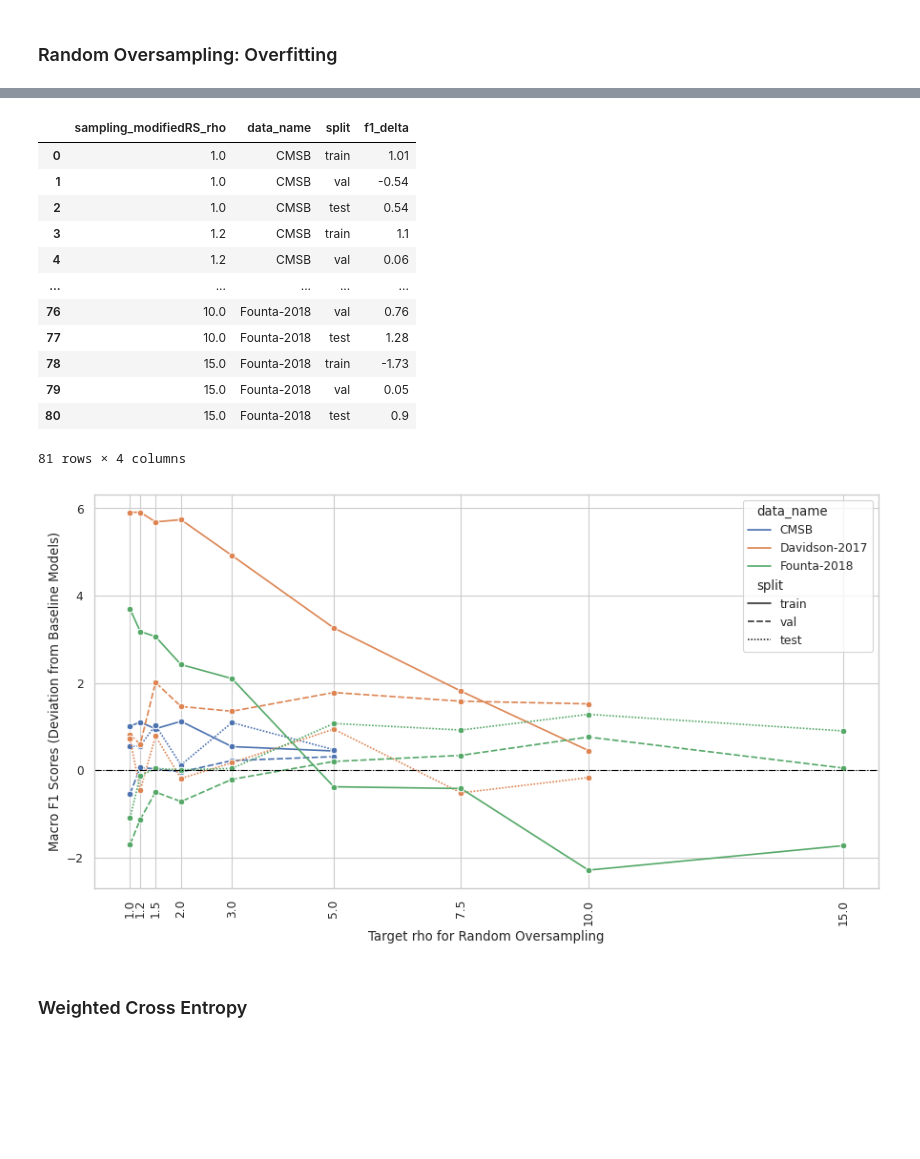
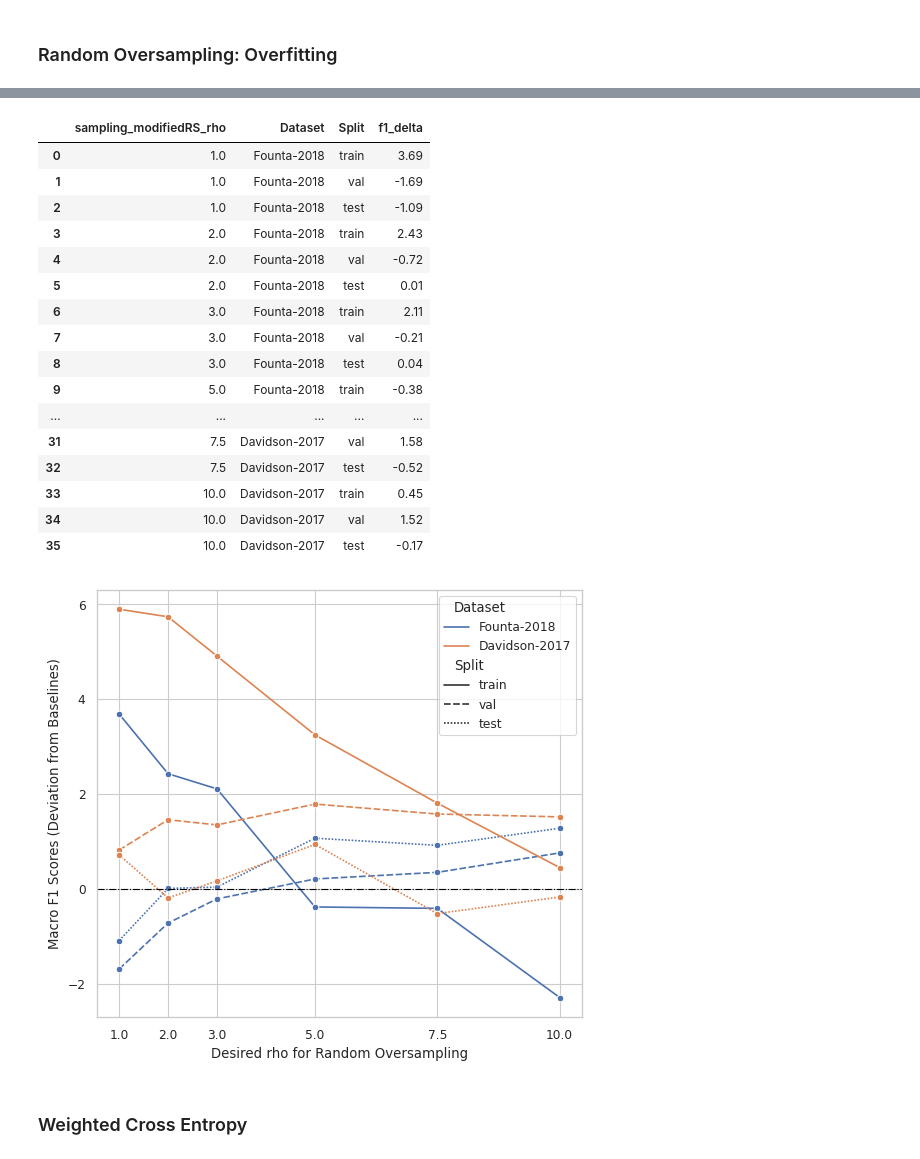
Before and after one commit to zhangyaqi20/imbalanced_text_classification, a Jupyter notebook: extract_mlflow_results.ipynb, the cells around one changed output, grey strips where cells are left out. Saved outputs shown, nothing was run; the diff lists cells and outputs as text; code cells hidden in the pictures; blank space fills up the shorter version.

Commit message:
More analysis; More tables, figures; More results

```diff
--- a/extract_mlflow_results.ipynb
+++ b/extract_mlflow_results.ipynb
@@ -169,6 +187,8 @@ def aggregate_results(data_name, writer):
     df_val_f1_max = df_seeds_mean.loc[df_seeds_mean.groupby(["variant"])['val_f1_macro'].idxmax()].reset_index(drop=True)
     return df, df_seeds_mean, df_val_f1_max
 # %%
+data_names = eval_data_names
+
 writer = pd.ExcelWriter(results_excel_path)
 df_all_raw_results = pd.DataFrame(columns=cols_raw)
 df_all_mean_results = pd.DataFrame(columns=cols_seeds_mean)
@@ -257,9 +259,8 @@ sns.color_palette()
  (0.8, 0.7254901960784313, 0.4549019607843137),
  (0.39215686274509803, 0.7098039215686275, 0.803921568627451)]
 # %%
-data_name_orig2display = {'bretschneider-th-main': 'Bretschneider-Main',
-                            'twitter-hate-speech-tsa': 'Twitter-Hate-Speech',
-                            'bretschneider-th-school': 'Bretschneider-School',
+data_name_orig2display = {'twitter-hate-speech-tsa': 'Twitter-Hate-Speech',
+                            'civil-comments': 'Civil-Comments',
                             'gibert-2018-shs': 'Gibert-2018',
                             'us-election-2020': 'US-Election-2020',
                             'cmsb-tsd': 'CMSB',
@@ -270,18 +271,16 @@ data_name_orig2display = {'bretschneider-th-main': 'Bretschneider-Main',
 # %% [markdown]
 ### Random Oversampling: Overfitting
 # %%
-df_overfitting = df_all_raw_results[df_all_raw_results["variant"].isin(["baseline", "sampling_modifiedRS_oversampling"])][["data_name", "sampling_modifiedRS_rho", "train_f1_macro", "val_f1_macro", "test_f1_macro", "pl_seed"]]
-df_overfitting = df_overfitting.groupby(["data_name", "sampling_modifiedRS_rho"], as_index=False).agg({"data_name": "first", "train_f1_macro": "mean", "val_f1_macro": "mean", "test_f1_macro": "mean"})
-
+data_clear_overfitting = ["founta-2018-thas", "davidson-thon"]
+which_data_to_check = (df_all_mean_results["variant"].isin(["baseline", "sampling_modifiedRS_oversampling"])) & (df_all_mean_results["data_name"].isin(data_clear_overfitting))
+df_overfitting = df_all_mean_results[which_data_to_check][["data_name", "sampling_modifiedRS_rho", "train_f1_macro", "val_f1_macro", "test_f1_macro"]]
 def compute_deviation_to_baseline(row, split):
     baseline_condition = (df_overfitting["data_name"] == row["data_name"]) & (df_overfitting["sampling_modifiedRS_rho"] == "-")
     baseline_value = df_overfitting.loc[baseline_condition, f"{split}_f1_macro"].values[0]
     return row[f"{split}_f1_macro"] - baseline_value
 for split in ["train", "val", "test"]:
     df_overfitting[f"{split}_f1_macro_delta"] = df_overfitting.apply(lambda row: compute_deviation_to_baseline(row, split), axis=1)
-    df_overfitting[f"{split}_f1_macro_delta"] = df_overfitting[f"{split}_f1_macro_delta"].apply(lambda x: ast.literal_eval("{0:.2f}".format(x*100)))
 df_overfitting = df_overfitting[df_overfitting["sampling_modifiedRS_rho"] != "-"]
-df_overfitting = df_overfitting[df_overfitting["data_name"].isin(["founta-2018-thas", "davidson-thon", "cmsb-tsd"])]
 df_overfitting = df_overfitting[["sampling_modifiedRS_rho", "data_name", "train_f1_macro_delta", "val_f1_macro_delta", "test_f1_macro_delta"]]
 df_overfitting
 # %% [output]
@@ -305,6 +301,6 @@ df_overfitting
 # %%
 df_overfitting_expanded = pd.DataFrame(columns=["sampling_modifiedRS_rho", "data_name", "split", "f1_delta"])
-rhos_unique = df_overfitting.sampling_modifiedRS_rho.unique().tolist()
+rhos_unique = df_overfitting.sampling_modifiedRS_rho.unique().tolist()[:-1]
 data_names_unique = df_overfitting.data_name.unique().tolist()
 data_names_list = []
 for data_name in data_names_unique:
@@ -327,39 +323,44 @@ for data_name in data_names_unique:
             if len(df_overfitting[value_from_where]) > 0:
                 value = df_overfitting.loc[value_from_where, f"{split}_f1_macro_delta"].values[0]
                 df_overfitting_expanded.loc[where_to_assign, "f1_delta"] = value
+df_overfitting_expanded = df_overfitting_expanded.rename({"data_name":"Dataset", "split":"Split"}, axis=1)
 df_overfitting_expanded
 # %% [output]
-|  | sampling_modifiedRS_rho | data_name | split | f1_delta |
-| 0 | 1.0 | CMSB | train | 1.01 |
-| 1 | 1.0 | CMSB | val | -0.54 |
-| 2 | 1.0 | CMSB | test | 0.54 |
-| 3 | 1.2 | CMSB | train | 1.1 |
-| 4 | 1.2 | CMSB | val | 0.06 |
+|  | sampling_modifiedRS_rho | Dataset | Split | f1_delta |
+| 0 | 1.0 | Founta-2018 | train | 3.69 |
+| 1 | 1.0 | Founta-2018 | val | -1.69 |
+| 2 | 1.0 | Founta-2018 | test | -1.09 |
+| 3 | 2.0 | Founta-2018 | train | 2.43 |
+| 4 | 2.0 | Founta-2018 | val | -0.72 |
+| 5 | 2.0 | Founta-2018 | test | 0.01 |
+| 6 | 3.0 | Founta-2018 | train | 2.11 |
+| 7 | 3.0 | Founta-2018 | val | -0.21 |
+| 8 | 3.0 | Founta-2018 | test | 0.04 |
+| 9 | 5.0 | Founta-2018 | train | -0.38 |
 | ... | ... | ... | ... | ... |
-| 76 | 10.0 | Founta-2018 | val | 0.76 |
-| 77 | 10.0 | Founta-2018 | test | 1.28 |
-| 78 | 15.0 | Founta-2018 | train | -1.73 |
-| 79 | 15.0 | Founta-2018 | val | 0.05 |
-| 80 | 15.0 | Founta-2018 | test | 0.9 |
+| 31 | 7.5 | Davidson-2017 | val | 1.58 |
+| 32 | 7.5 | Davidson-2017 | test | -0.52 |
+| 33 | 10.0 | Davidson-2017 | train | 0.45 |
+| 34 | 10.0 | Davidson-2017 | val | 1.52 |
+| 35 | 10.0 | Davidson-2017 | test | -0.17 |
-81 rows × 4 columns
 # %%
 import seaborn as sns
 import matplotlib.pyplot as plt
-fig, ax = plt.subplots(figsize=(9,5))
+fig, ax = plt.subplots(figsize=(5.625,5))
 sns.lineplot(x="sampling_modifiedRS_rho", y="f1_delta", data=df_overfitting_expanded,
-                hue="data_name", style="split", marker="o", ax=ax)#
+                hue="Dataset", style="Split", marker="o", ax=ax)#
 rho_ticks = rhos_unique
-ax.set_xticks(rho_ticks, labels=rho_ticks, rotation=90)
-ax.set_xlabel("Target rho for Random Oversampling")
+ax.set_xticks(rho_ticks, labels=rho_ticks)
+ax.set_xlabel("Desired rho for Random Oversampling")
 # delta_ticks = [y for y in list(range(-2, 8, 2))]
 # ax.set_yticks(delta_ticks)
-ax.set_ylabel("Macro F1 Scores (Deviation from Baseline Models)")
+ax.set_ylabel("Macro F1 Scores (Deviation from Baselines)")
 # '-', '--', '-.', ':', 'None', ' ', '', 'solid', 'dashed', 'dashdot', 'dotted'
 ax.axhline(y=0, linewidth=0.8, color="black", ls="-.")
 ax.figure.tight_layout()
-ax.figure.savefig('output_figure.svg', dpi=600, bbox_inches="tight")
+ax.figure.savefig('ROS_overfitting.svg', dpi=600, bbox_inches="tight")
 # %% [output]
-[figure, old version]
+[figure, new version]
 # %% [markdown]
 ### Weighted Cross Entropy
 # %%
```
Also changed, not shown: parts of 30 cells of this notebook, 13 other files.
